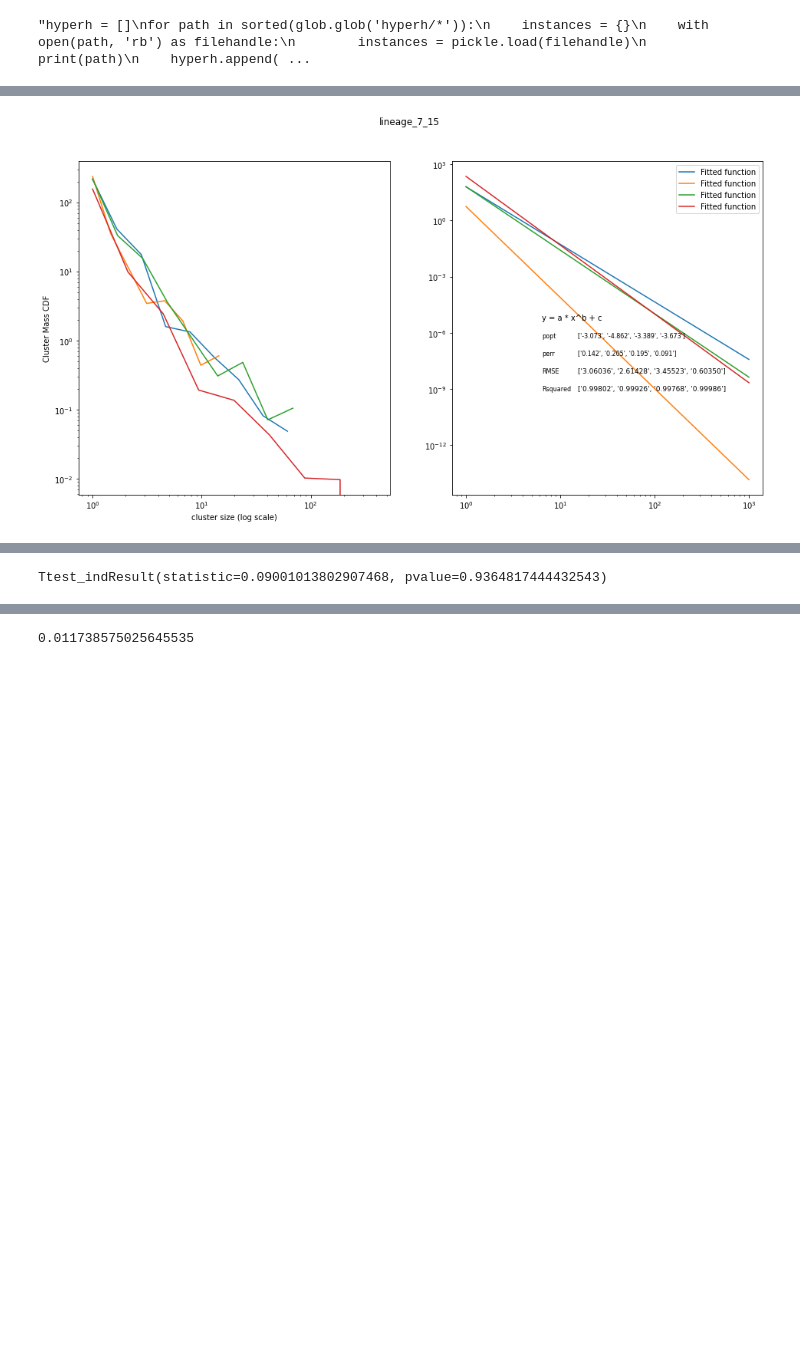
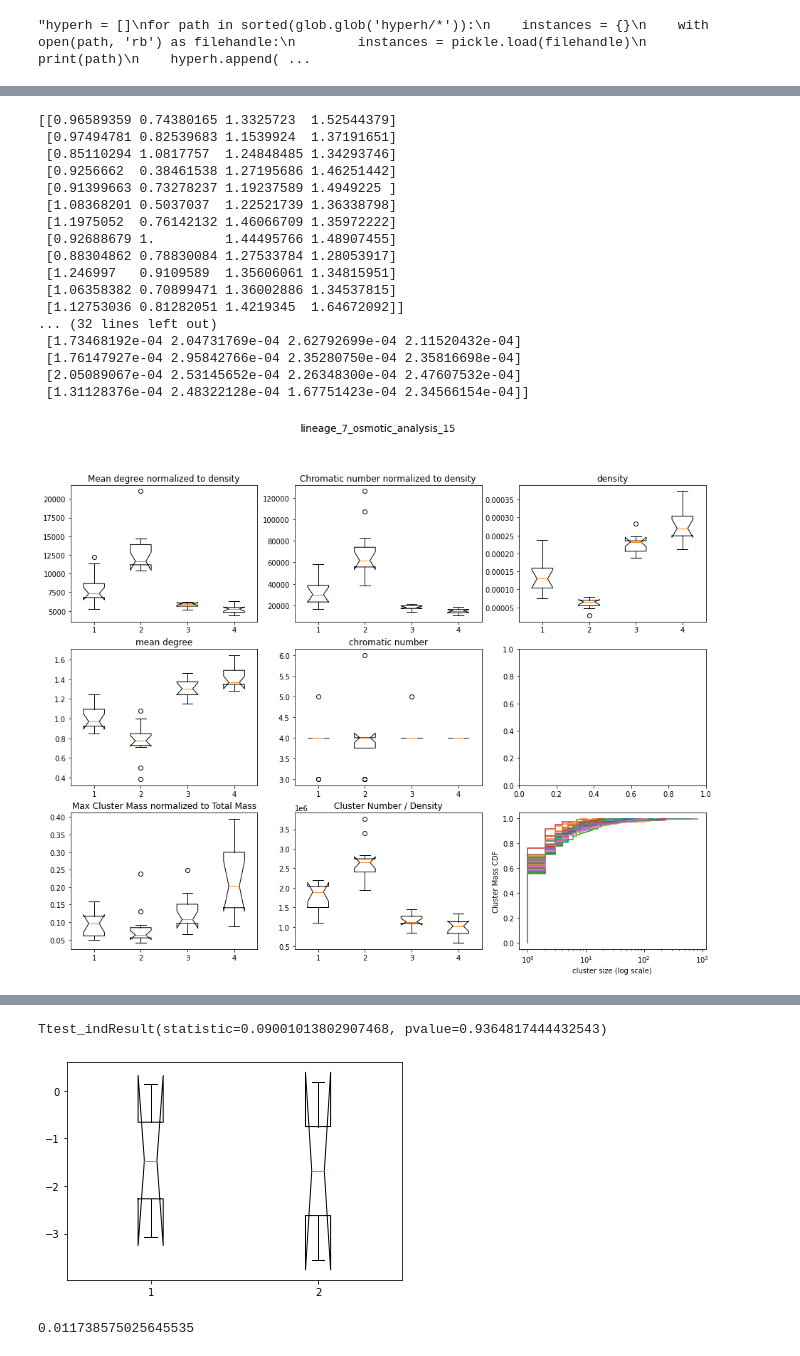
Before and after one commit to trevor-chan/research, a Jupyter notebook: morpho_scripts/NetworkAnalysis.ipynb, the cells around one changed output, grey strips where cells are left out. Cells and saved outputs as stored; diff of their text form; code cells hidden in the pictures; blank space fills up the shorter version.

```diff
--- a/morpho_scripts/NetworkAnalysis.ipynb
+++ b/morpho_scripts/NetworkAnalysis.ipynb
@@ -336,8 +336,8 @@ def analyze_lineage_list(lineagelist, distance_param = None, outputfile = None):
             tempcolor = []
             tempcomponents = []
 
-            for instance in day_list[0]:
-            #for instance in day_list[3]:#-------------------------------------------------------------------------------------------
+            #for instance in day_list[0]:
+            for instance in day_list[3]:#-------------------------------------------------------------------------------------------
                 #print(instance.tag)
                 a = nx.coloring.greedy_color(instance.graph, strategy=nx.coloring.strategy_largest_first)
 
@@ -357,6 +357,9 @@ def analyze_lineage_list(lineagelist, distance_param = None, outputfile = None):
         color = np.transpose(np.asarray(color))
         components = np.transpose(np.asarray(components))
 
+
+        print(average_degree)
+        print(density)
         normalized_degree = np.divide(average_degree,density)
         normalized_color = np.divide(color,density)
 
@@ -435,8 +438,8 @@ def analyze_lineage_list(lineagelist, distance_param = None, outputfile = None):
 # %%
 # *temporary analysis on lineage object:
 
-#lineagelist = [lineage_7, lineage_21]
-lineagelist = [lineage_hypo, lineage_iso, lineage_hyper]
+lineagelist = [lineage_7, lineage_21]
+#lineagelist = [lineage_hypo, lineage_iso, lineage_hyper]
 
 density = []
 degree = []
@@ -690,34 +693,51 @@ def hist_binning(lineage, output = None, mindist = None):
 # %%
 lineagelist = [lineage_7, lineage_21]
 #lineagelist = [lineage_hypo, lineage_iso, lineage_hyper]
-#analyze_lineage_list(lineagelist, distance_param = '15', outputfile = 'osmotic_analysis')
+analyze_lineage_list(lineagelist, distance_param = '15', outputfile = 'osmotic_analysis')
 
 '''opt_params = []
 a = curve_fit_plot(lineage_hypo,
                 output = 'hypo_curveParams', mindist = '15')
 opt_params.append((a[0][0][1],a[1][0][1]))
 a = curve_fit_plot(lineage_iso,
                 output = 'iso_curveParams', mindist = '15')
 opt_params.append((a[0][0][1],a[1][0][1]))
 a = curve_fit_plot(lineage_hyper,
                 output = 'hyper_curveParams', mindist = '15')
 opt_params.append((a[0][0][1],a[1][0][1]))
 
 '''
 opt_params = []
 a = hist_binning(lineage_7,
                 output = 'hypo_curveParams', mindist = '15')
 opt_params.append((a[0][0][1],a[1][0][1]))
 a = hist_binning(lineage_21,
                 output = 'hypo_curveParams', mindist = '15')
 opt_params.append((a[0][0][1],a[1][0][1]))
 
 
 #plt.errorbar([1,2,3], [param[0] for param in opt_params], [err[1] for err in opt_params])
 
 bp = plt.boxplot(opt_params, notch = True)
 
 from scipy import stats
 print(stats.ttest_ind(opt_params[0],opt_params[1]))
 # %% [output]
+[[0.96589359 0.74380165 1.3325723  1.52544379]
+ [0.97494781 0.82539683 1.1539924  1.37191651]
+ [0.85110294 1.0817757  1.24848485 1.34293746]
+ [0.9256662  0.38461538 1.27195686 1.46251442]
+ [0.91399663 0.73278237 1.19237589 1.4949225 ]
+ [1.08368201 0.5037037  1.22521739 1.36338798]
+ [1.1975052  0.76142132 1.46066709 1.35972222]
+ [0.92688679 1.         1.44495766 1.48907455]
+ [0.88304862 0.78830084 1.27533784 1.28053917]
+ [1.246997   0.9109589  1.35606061 1.34815951]
+ [1.06358382 0.70899471 1.36002886 1.34537815]
+ [1.12753036 0.81282051 1.4219345  1.64672092]]
+... (32 lines left out)
+ [1.73468192e-04 2.04731769e-04 2.62792699e-04 2.11520432e-04]
+ [1.76147927e-04 2.95842766e-04 2.35280750e-04 2.35816698e-04]
+ [2.05089067e-04 2.53145652e-04 2.26348300e-04 2.47607532e-04]
+ [1.31128376e-04 2.48322128e-04 1.67751423e-04 2.34566154e-04]]
-[figure, old version]
+[figure, new version]
@@ -725 +744,0 @@ print(stats.ttest_ind(opt_params[0],opt_params[1]))
-Ttest_indResult(statistic=0.09001013802907468, pvalue=0.9364817444432543)
@@ -727,3 +748,5 @@ Ttest_indResult(statistic=0.09001013802907468, pvalue=0.9364817444432543)
+Ttest_indResult(statistic=0.09001013802907468, pvalue=0.9364817444432543)
+[figure, added]
 # %%
 #a = curve_fit_plot(lineage_hypo, output = 'hypo_curveParams', mindist = '15')
 a[0][0][1]
```
Also changed, not shown: parts of 2 cells of this notebook, 1 other file.
